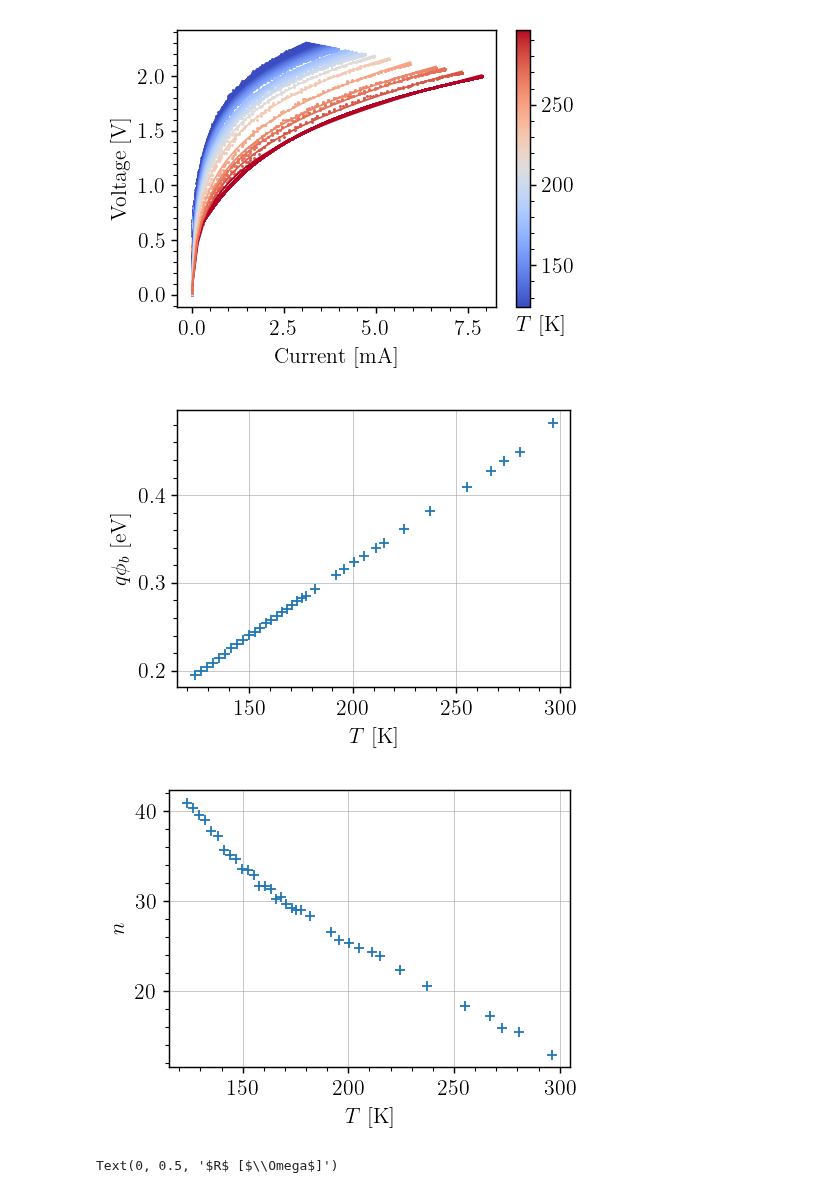
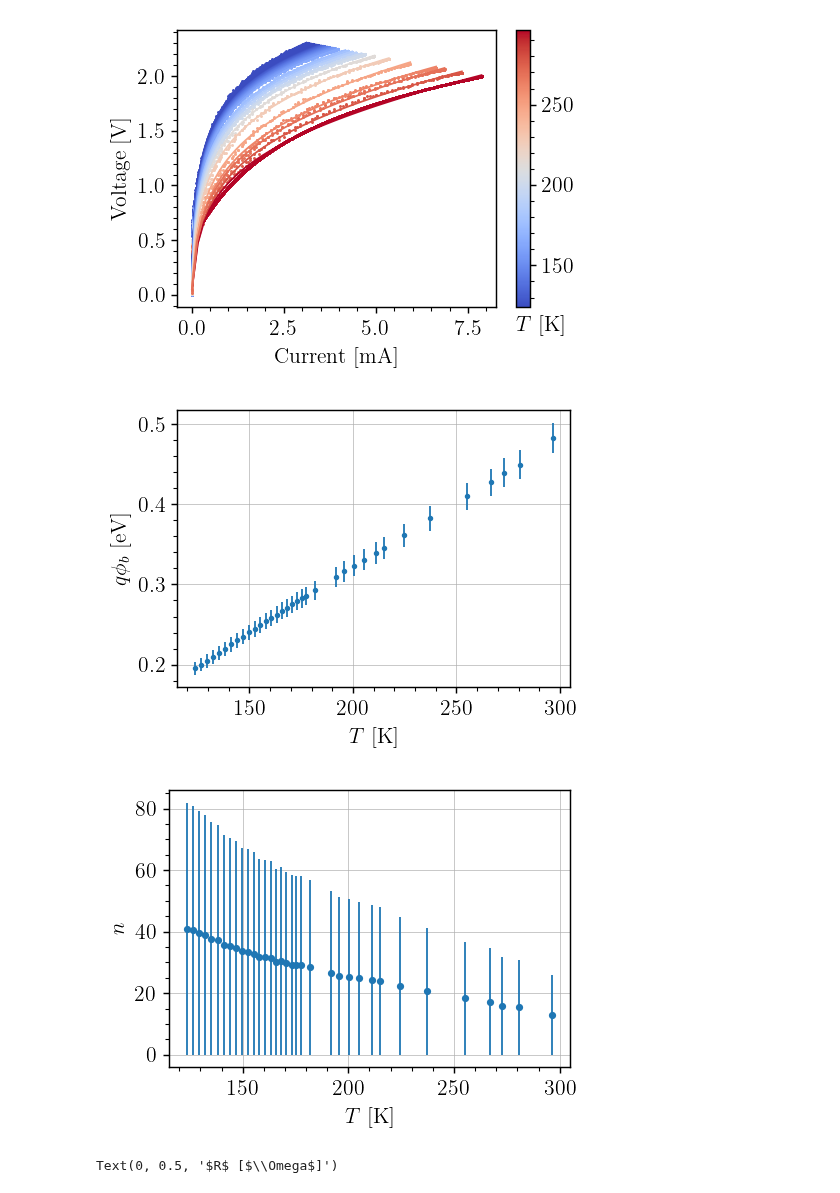
Before and after one commit to TomVdt/TPIII, a Jupyter notebook: 06-photoemission-interne/analyse/exp1.ipynb, the cells around one changed output. Drawn from its saved outputs; the diff is of its cells as text; code cells hidden in the pictures.

```diff
--- a/06-photoemission-interne/analyse/exp1.ipynb
+++ b/06-photoemission-interne/analyse/exp1.ipynb
@@ -29,6 +32,7 @@ dataset = load_IV("IV")
 dataset = [dataset[0]] + dataset[4:]
 # %%
 all_params = np.zeros((len(dataset), 3))
+all_ers = np.zeros((len(dataset), 3))
 
 temperatures = np.array([data.temperature.n for data in dataset])
 err_temperatures = np.array([data.temperature.s for data in dataset])
@@ -49,6 +53,7 @@ for i, data in enumerate(dataset):
                                         bounds=(0, np.inf)
                                         )
     all_params[i] = params
+    all_ers[i] = np.sqrt(np.diag(cov))
     x = np.linspace(data.I.min(), data.I.max())
     plt.plot(x, curve_IV(x, data.temperature.n, *params), c=color)
 
@@ -68,11 +73,13 @@ plt.show()
 # => phi_b = -kT / q * ln(I_S / (T² A A_G))
 # Or:
 
-I_s = all_params[:, 0]
-phi_b_times_q = -sc.constants.k * temperatures * np.log(I_s / (A * A_G * temperatures**2))  # J
-phi_b_times_q *= EV_PER_JOULE
+I_s = unp.uarray(all_params[:, 0], all_ers[:,0])
+Phi_b = -sc.constants.k * temperatures * unp.log(I_s / (A * A_G * temperatures**2))  # J
+Phi_b *= EV_PER_JOULE
 
-plt.scatter(temperatures, phi_b_times_q)
+plt.errorbar(nom_vals(temperatures), nom_vals(Phi_b),
+            yerr=std_devs(Phi_b),
+            ls='', marker='.', ms=4)
 # plt.errorbar(temperatures, phi_b_times_q,
 #              xerr=err_temperatures,
 #              ls='', capsize=2, lw=0.75, capthick=0.75)
@@ -86,17 +93,19 @@ plt.tight_layout()
 # So it's linear in temperature kinda
 plt.savefig("../figures/iv-schottky-potential-temperature.pdf")
 # %% [output]
-[figure, old version]
+[figure, new version]
 # %%
 # Plot ideality
 n = all_params[:, 1]
-plt.scatter(temperatures, n)
+err_n = all_params[:,1]
+plt.errorbar(temperatures, n,
+             yerr=err_n, ls='', marker='.')
 plt.xlabel(r"$T$ [K]")
 plt.ylabel(r"$n$")
 plt.tight_layout()
 plt.savefig("../figures/iv-ideality-factor.pdf")
 # %% [output]
-[figure, old version]
+[figure, new version]
 # %%
 # Plot resistance
 R = all_params[:, 2]
```
Also changed, not shown: parts of 3 cells of this notebook, 11 other files.
